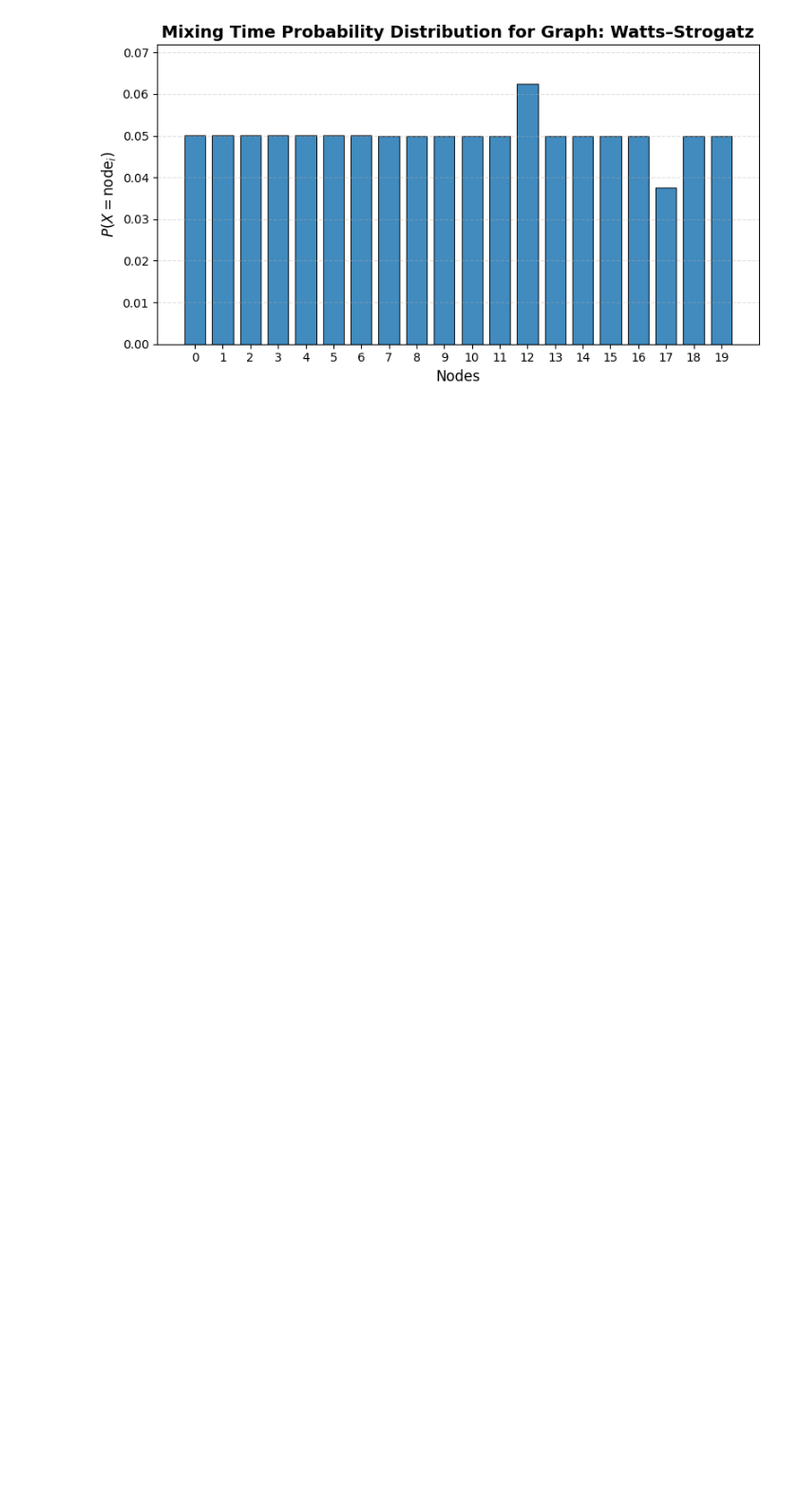
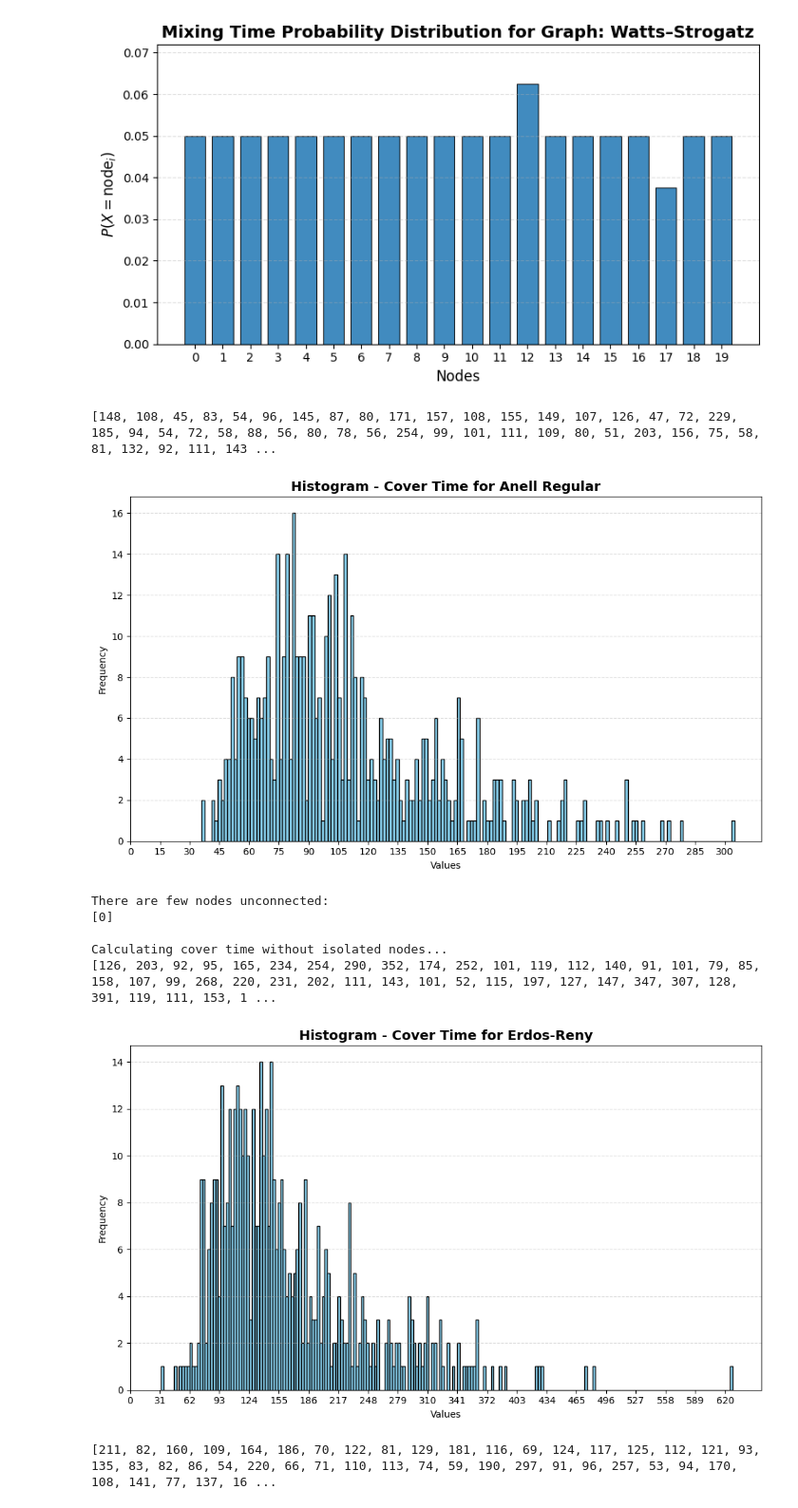
Before and after one commit to NatanSisoev/SmallWorld, a Jupyter notebook: notebooks/01_visualise_networks.ipynb, the cells around one changed output. Shown at 95% size. Drawn from its saved outputs; the diff is of its cells as text; code cells hidden in the pictures; blank space fills up the shorter version.

Commit message:
Corrected cover_time edge case + added plot_cover_time

```diff
--- a/notebooks/01_visualise_networks.ipynb
+++ b/notebooks/01_visualise_networks.ipynb
@@ -73,3 +76,23 @@ for name, graph in graphs.items():
 [figure]
 [figure]
 [figure]
+# %%
+from src.smallworld.simulation import cover_time, plot_cover_time
+
+# ====== Cover Time ======
+n_sims = 500
+labels = [MAPPING_NAMES[name] for name in graphs.keys()]
+for name, graph in graphs.items():
+    steps_by_sim, _ = cover_time(G=graph, n_simulations=n_sims)
+    print(steps_by_sim)
+    plot_cover_time(steps_by_sim, MAPPING_NAMES[name])
+# %% [output]
+[148, 108, 45, 83, 54, 96, 145, 87, 80, 171, 157, 108, 155, 149, 107, 126, 47, 72, 229, 185, 94, 54, 72, 58, 88, 56, 80, 78, 56, 254, 99, 101, 111, 109, 80, 51, 203, 156, 75, 58, 81, 132, 92, 111, 143 ...
+[figure, added]
+There are few nodes unconnected:
+[0]
+
+Calculating cover time without isolated nodes...
+[126, 203, 92, 95, 165, 234, 254, 290, 352, 174, 252, 101, 119, 112, 140, 91, 101, 79, 85, 158, 107, 99, 268, 220, 231, 202, 111, 143, 101, 52, 115, 197, 127, 147, 347, 307, 128, 391, 119, 111, 153, 1 ...
+[figure, added]
+[211, 82, 160, 109, 164, 186, 70, 122, 81, 129, 181, 116, 69, 124, 117, 125, 112, 121, 93, 135, 83, 82, 86, 54, 220, 66, 71, 110, 113, 74, 59, 190, 297, 91, 96, 257, 53, 94, 170, 108, 141, 77, 137, 16 ...
```
Also changed, not shown: parts of 2 cells of this notebook, 1 other file.
